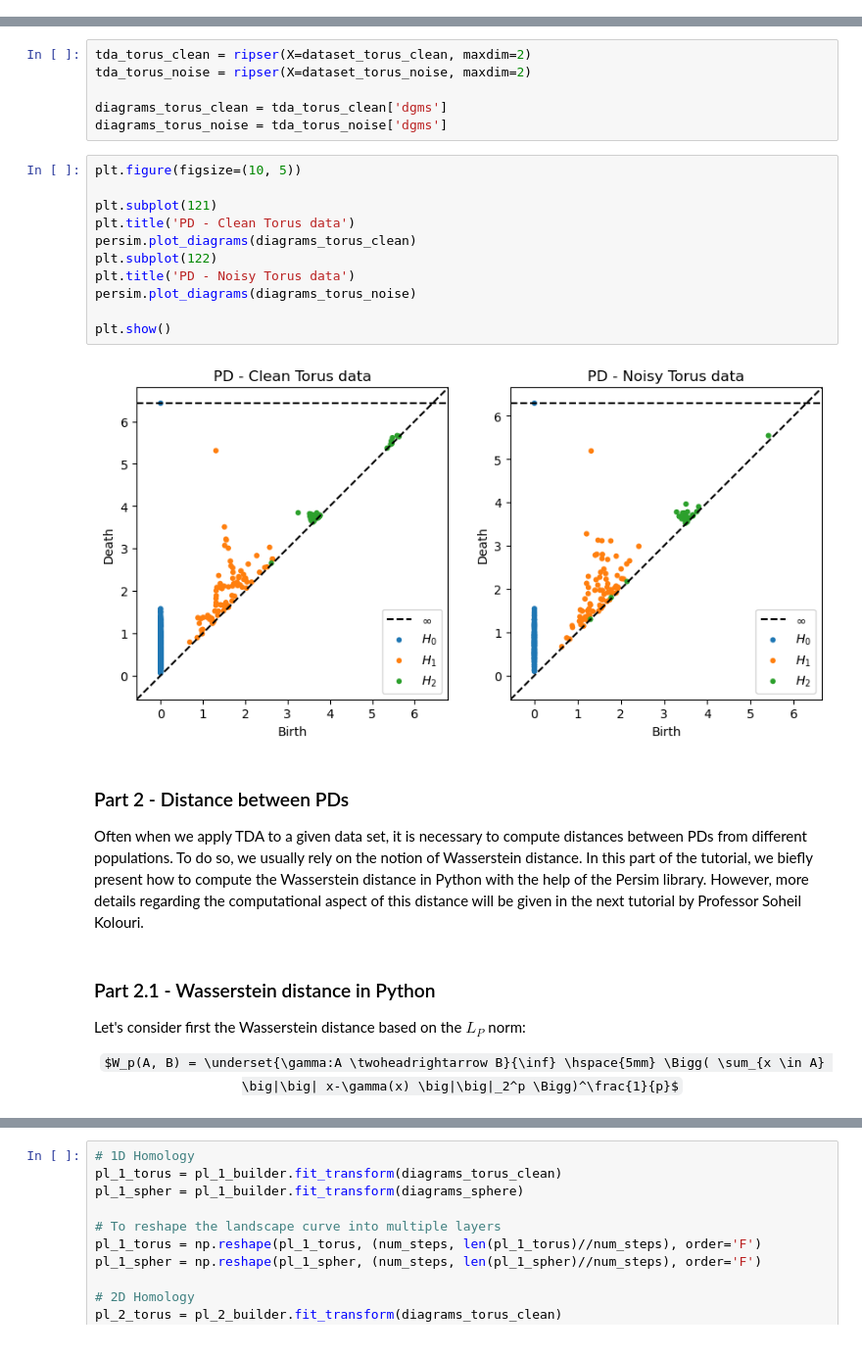
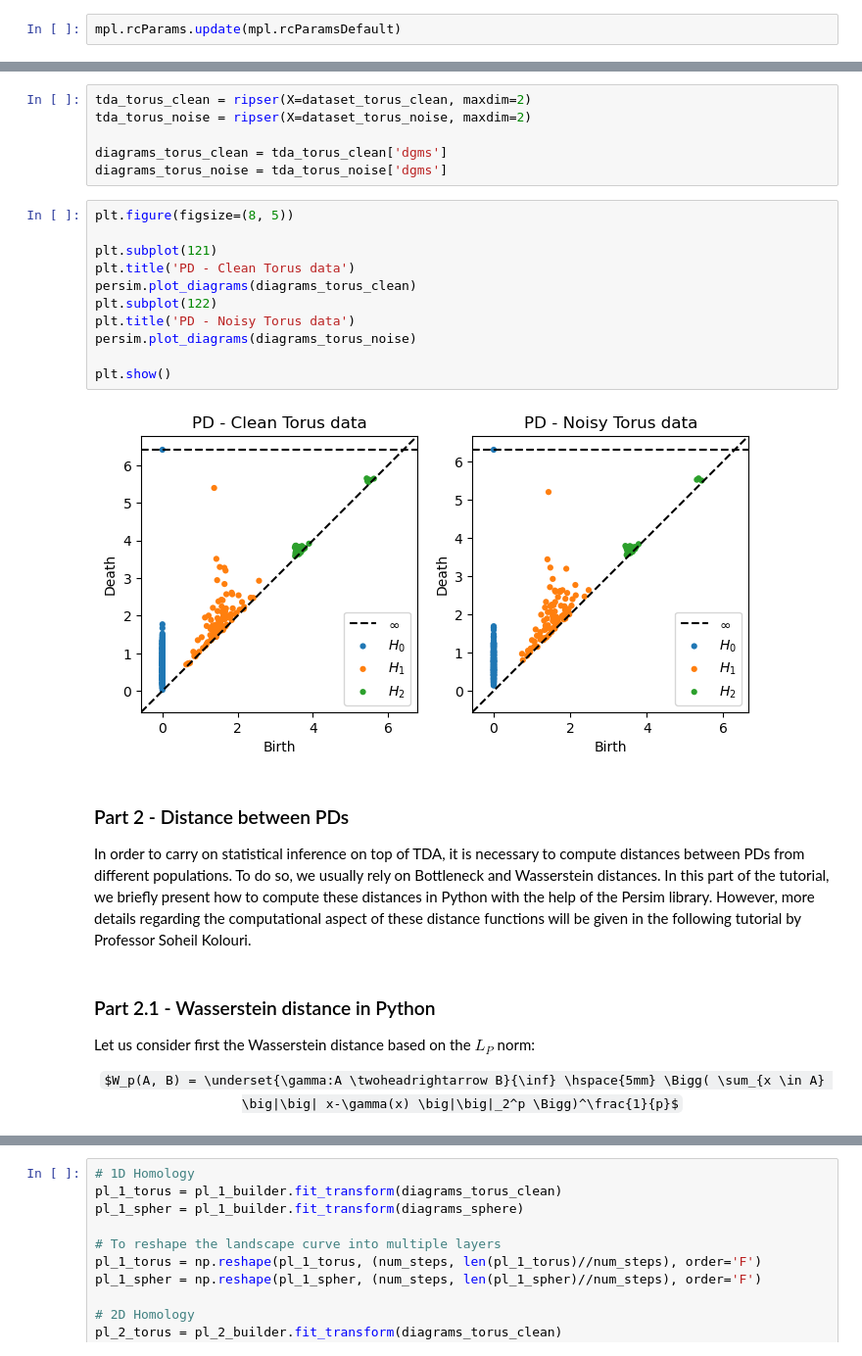
Before and after one commit to A-EL-YAAGOUBI/Dynamic-TDA, a Jupyter notebook: Dynamic_TDA.ipynb, the cells around one changed output, grey strips where cells are left out. Shown at 98% size. Saved outputs shown, nothing was run; the diff lists cells and outputs as text; some formulas as TeX source.

```diff
--- a/Dynamic_TDA.ipynb
+++ b/Dynamic_TDA.ipynb
@@ -87,6 +85,8 @@ r = 1   # Sphere radius
 
 # Generates points on a spherical manifold
 dataset_sphere = sphere(n=n, r=r)
+# %%
+mpl.rcParams.update(mpl.rcParamsDefault)
 # %%
 # Creates a x by y inches figure
 fg = plt.figure(figsize=(4, 4))
@@ -180,26 +180,26 @@ tda_torus_noise = ripser(X=dataset_torus_noise, maxdim=2)
 diagrams_torus_clean = tda_torus_clean['dgms']
 diagrams_torus_noise = tda_torus_noise['dgms']
 # %%
-plt.figure(figsize=(10, 5))
+plt.figure(figsize=(8, 5))
 
 plt.subplot(121)
 plt.title('PD - Clean Torus data')
 persim.plot_diagrams(diagrams_torus_clean)
 plt.subplot(122)
 plt.title('PD - Noisy Torus data')
 persim.plot_diagrams(diagrams_torus_noise)
 
 plt.show()
 # %% [output]
-[figure, old version]
+[figure, new version]
 # %% [markdown]
 ### Part 2 - Distance between PDs
 
-Often when we apply TDA to a given data set, it is necessary to compute distances between PDs from different populations. To do so, we usually rely on the notion of Wasserstein distance. In this part of the tutorial, we biefly present how to compute the Wasserstein distance in Python with the help of the Persim library. However, more details regarding the computational aspect of this distance will be given in the next tutorial by Professor Soheil Kolouri.
+In order to carry on statistical inference on top of TDA, it is necessary to compute distances between PDs from different populations. To do so, we usually rely on Bottleneck and Wasserstein distances. In this part of the tutorial, we briefly present how to compute these distances in Python with the help of the Persim library. However, more details regarding the computational aspect of these distance functions will be given in the following tutorial by Professor Soheil Kolouri.
 # %% [markdown]
 ### Part 2.1 - Wasserstein distance in Python
 
-Let's consider first the Wasserstein distance based on the $L_P$ norm:
+Let us consider first the Wasserstein distance based on the $L_P$ norm:
 <center> $W_p(A, B) = \underset{\gamma:A \twoheadrightarrow B}{\inf} \hspace{5mm} \Bigg( \sum_{x \in A} \big|\big| x-\gamma(x) \big|\big|_2^p \Bigg)^\frac{1}{p}$ </center>
 # %%
 # Computes the Wasserstein distance - clean with clean
```
Also changed, not shown: parts of 33 cells of this notebook.
